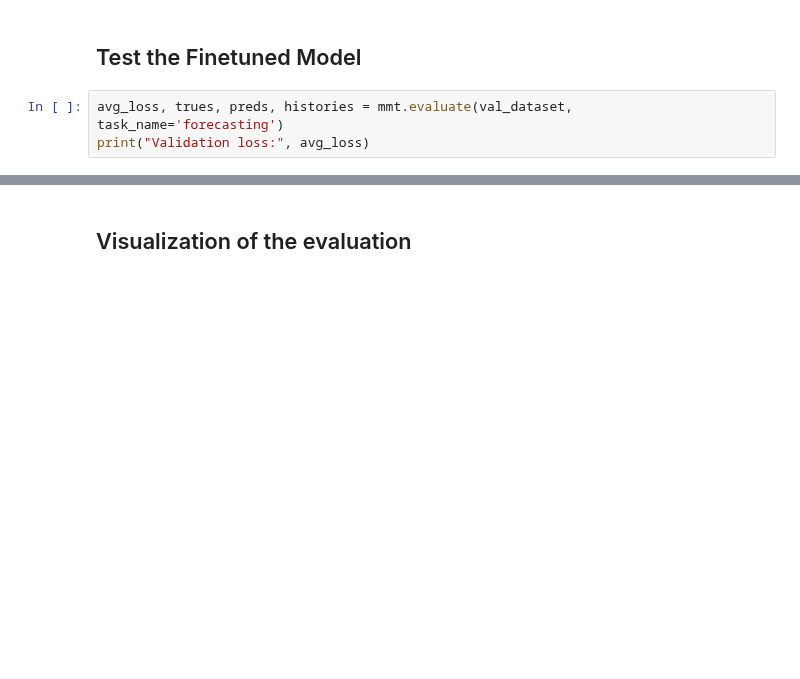
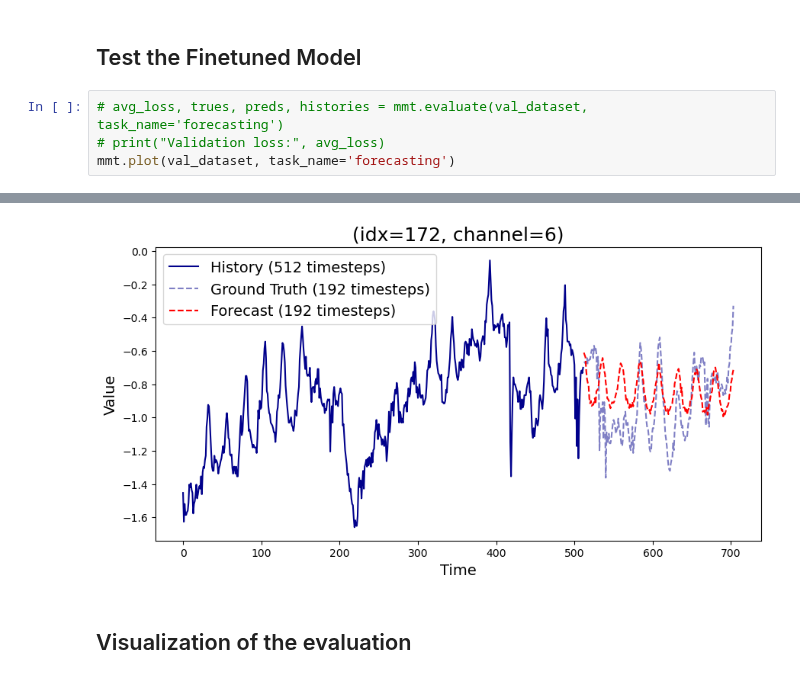
Before and after one commit to AdityaLab/Samay, a Jupyter notebook: example/moment_forecasting.ipynb, the cells around one changed output, grey strips where cells are left out. Cells and saved outputs as stored; diff of their text form; blank space fills up the shorter version.

```diff
--- a/example/moment_forecasting.ipynb
+++ b/example/moment_forecasting.ipynb
@@ -42,6 +54,7 @@ Epoch 4: Train loss: 0.499
 # %% [markdown]
 ## Test the Finetuned Model
 # %%
-avg_loss, trues, preds, histories = mmt.evaluate(val_dataset, task_name='forecasting')
-print("Validation loss:", avg_loss)
+# avg_loss, trues, preds, histories = mmt.evaluate(val_dataset, task_name='forecasting')
+# print("Validation loss:", avg_loss)
+mmt.plot(val_dataset, task_name='forecasting')
 # %% [output]
@@ -49,3 +61,4 @@ Validation loss: 0.5113065830298833
+[figure, added]
 # %% [markdown]
 ## Visualization of the evaluation
 # %%
```
Also changed, not shown: parts of 4 cells of this notebook, 13 other files.
